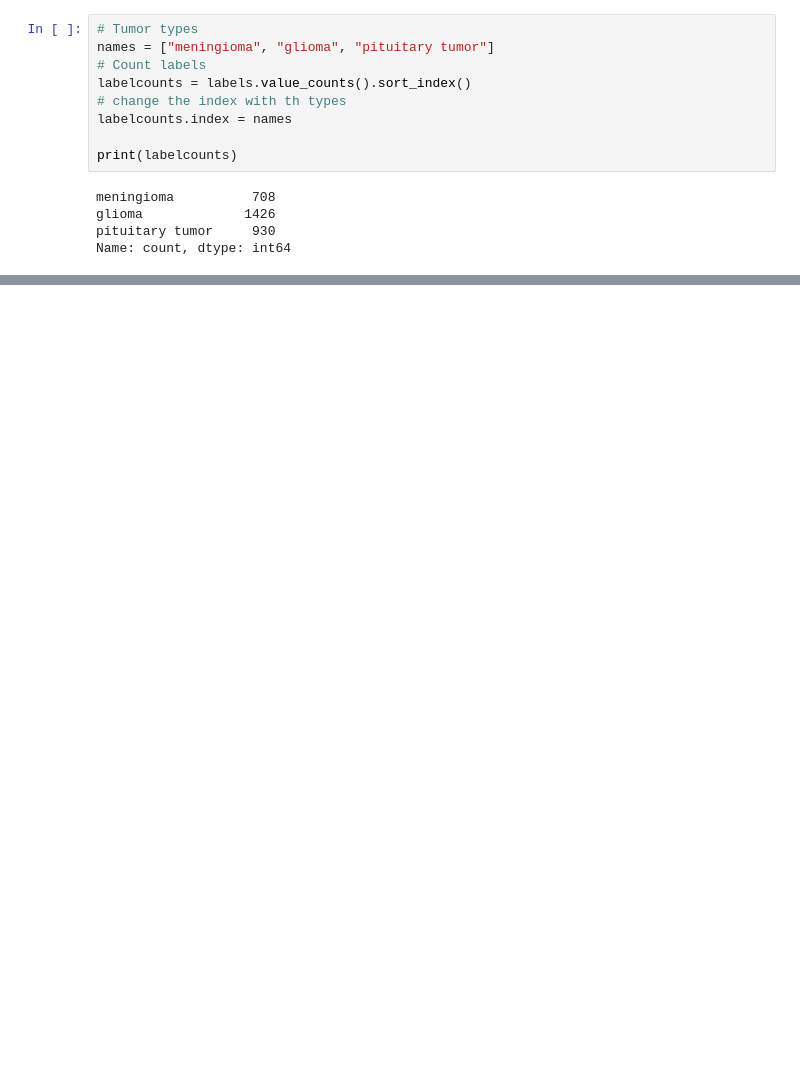
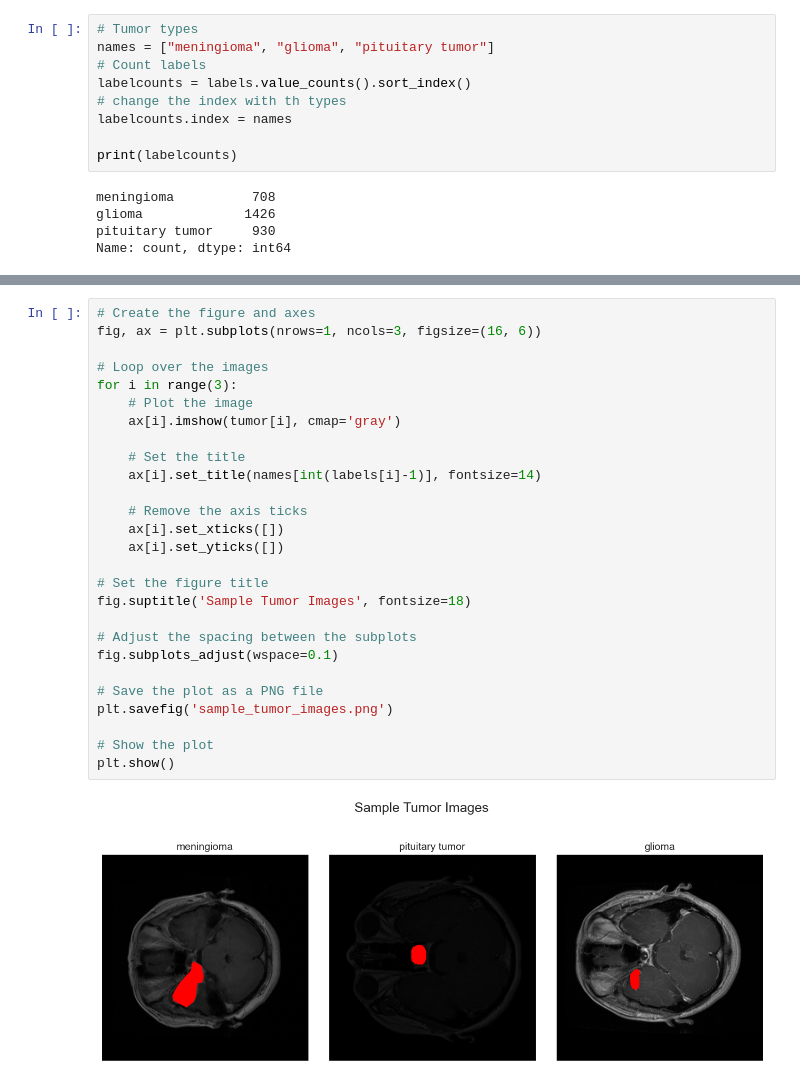
Before and after one commit to ahkatlio/QCNN_for_brain_cancer, a Jupyter notebook: Model.ipynb, the cells around one changed output, grey strips where cells are left out. Drawn from its saved outputs; the diff is of its cells as text; blank space fills up the shorter version.

```diff
--- a/Model.ipynb
+++ b/Model.ipynb
@@ -77,0 +173,29 @@ Name: count, dtype: int64
+# %%
+# Create the figure and axes
+fig, ax = plt.subplots(nrows=1, ncols=3, figsize=(16, 6))
+
+# Loop over the images
+for i in range(3):
+    # Plot the image
+    ax[i].imshow(tumor[i], cmap='gray')
+
+    # Set the title
+    ax[i].set_title(names[int(labels[i]-1)], fontsize=14)
+
+    # Remove the axis ticks
+    ax[i].set_xticks([])
+    ax[i].set_yticks([])
+
+# Set the figure title
+fig.suptitle('Sample Tumor Images', fontsize=18)
+
+# Adjust the spacing between the subplots
+fig.subplots_adjust(wspace=0.1)
+
+# Save the plot as a PNG file
+plt.savefig('sample_tumor_images.png')
+
+# Show the plot
+plt.show()
+# %% [output]
+[figure, added]
```
Also changed, not shown: parts of 5 cells of this notebook.
